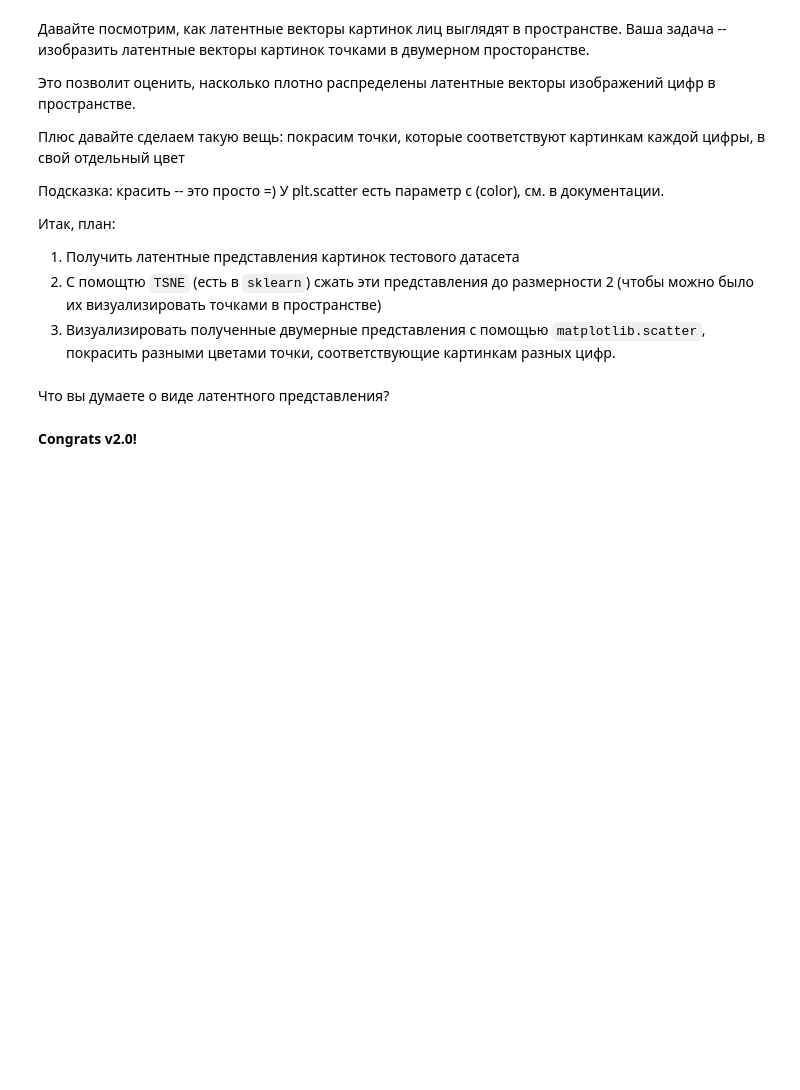
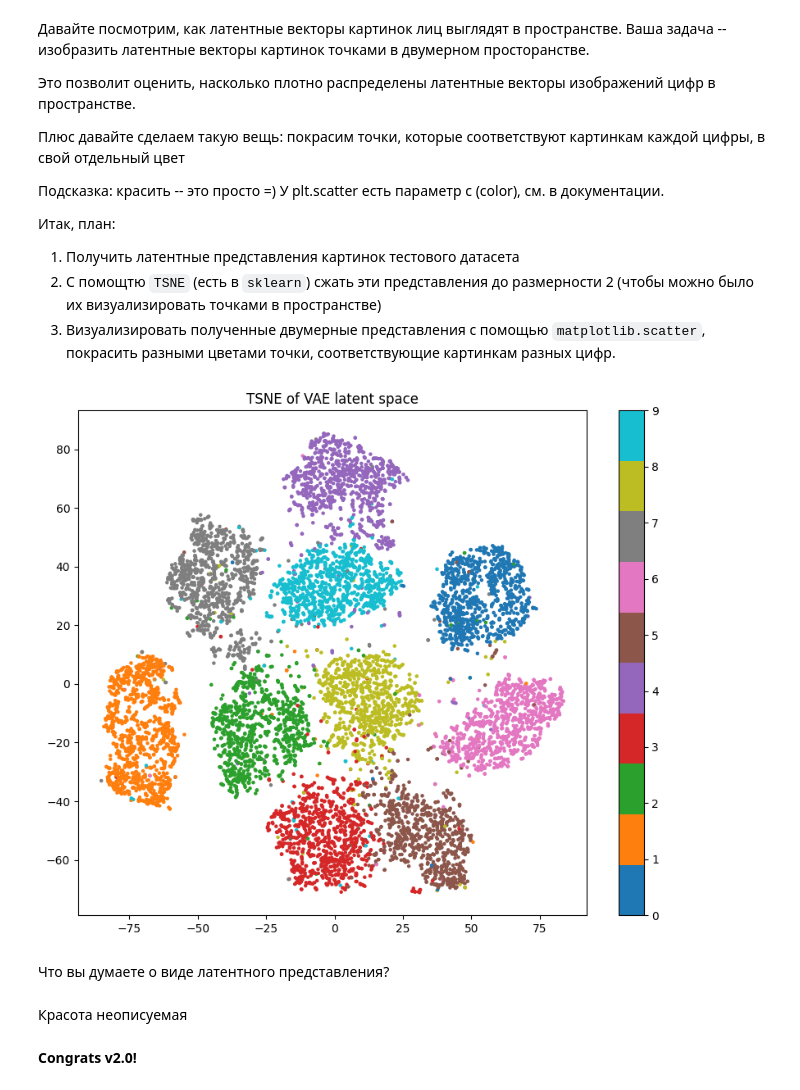
Before and after one commit to blckvia/DeepLearningSchool, a Jupyter notebook: week_10_AE_VAE/Homework/hw_7_autoencoders.ipynb, the cells around one changed output. Saved outputs shown, nothing was run; the diff lists cells and outputs as text; code cells hidden in the pictures; blank space fills up the shorter version.

```diff
--- a/week_10_AE_VAE/Homework/hw_7_autoencoders.ipynb
+++ b/week_10_AE_VAE/Homework/hw_7_autoencoders.ipynb
@@ -628,5 +626,33 @@ plt.show()
+# %%
+from sklearn.manifold import TSNE
+
+model.eval()
+latents = []
+labels = []
+
+with torch.no_grad():
+    for X_batch, y_batch in test_loader:
+        mu, logsigma = model.encode(X_batch.to(device))
+        latents.append(mu.cpu().numpy())
+        labels.append(y_batch.numpy())
+
+latents = np.concatenate(latents)
+labels = np.concatenate(labels)
+
+tsne = TSNE(n_components=2, random_state=42)
+latents_2d = tsne.fit_transform(latents)
+
+plt.figure(figsize=(10, 8))
+scatter = plt.scatter(latents_2d[:, 0], latents_2d[:, 1], c=labels, cmap='tab10', s=5)
+plt.colorbar(scatter)
+plt.title('TSNE of VAE latent space')
+plt.show()
+# %% [output]
+[figure, added]
 # %% [markdown]
 Что вы думаете о виде латентного представления?
+# %% [markdown]
+Красота неописуемая
 # %% [markdown]
 __Congrats v2.0!__
 # %% [markdown]
```
Also changed, not shown: parts of 9 cells of this notebook.
